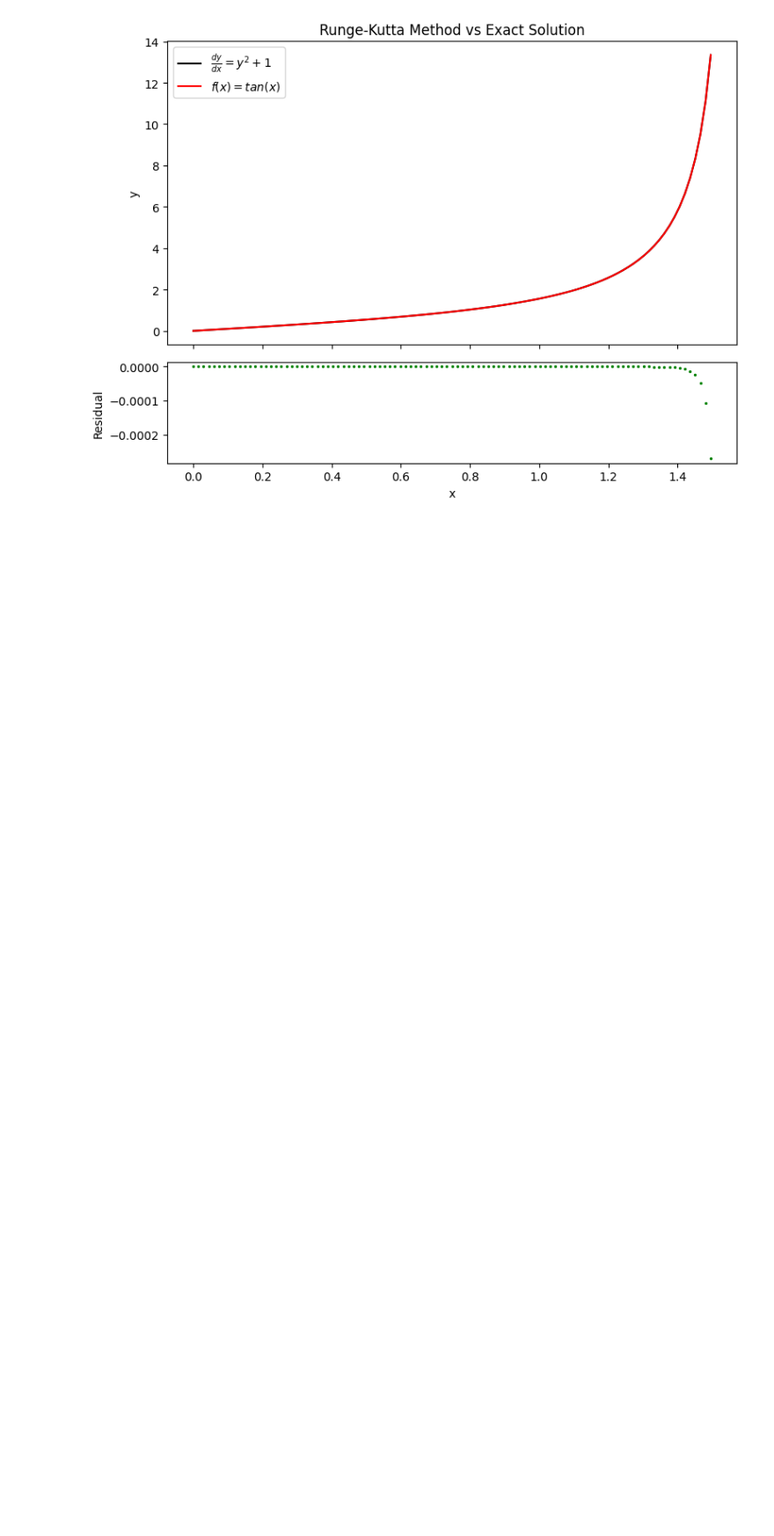
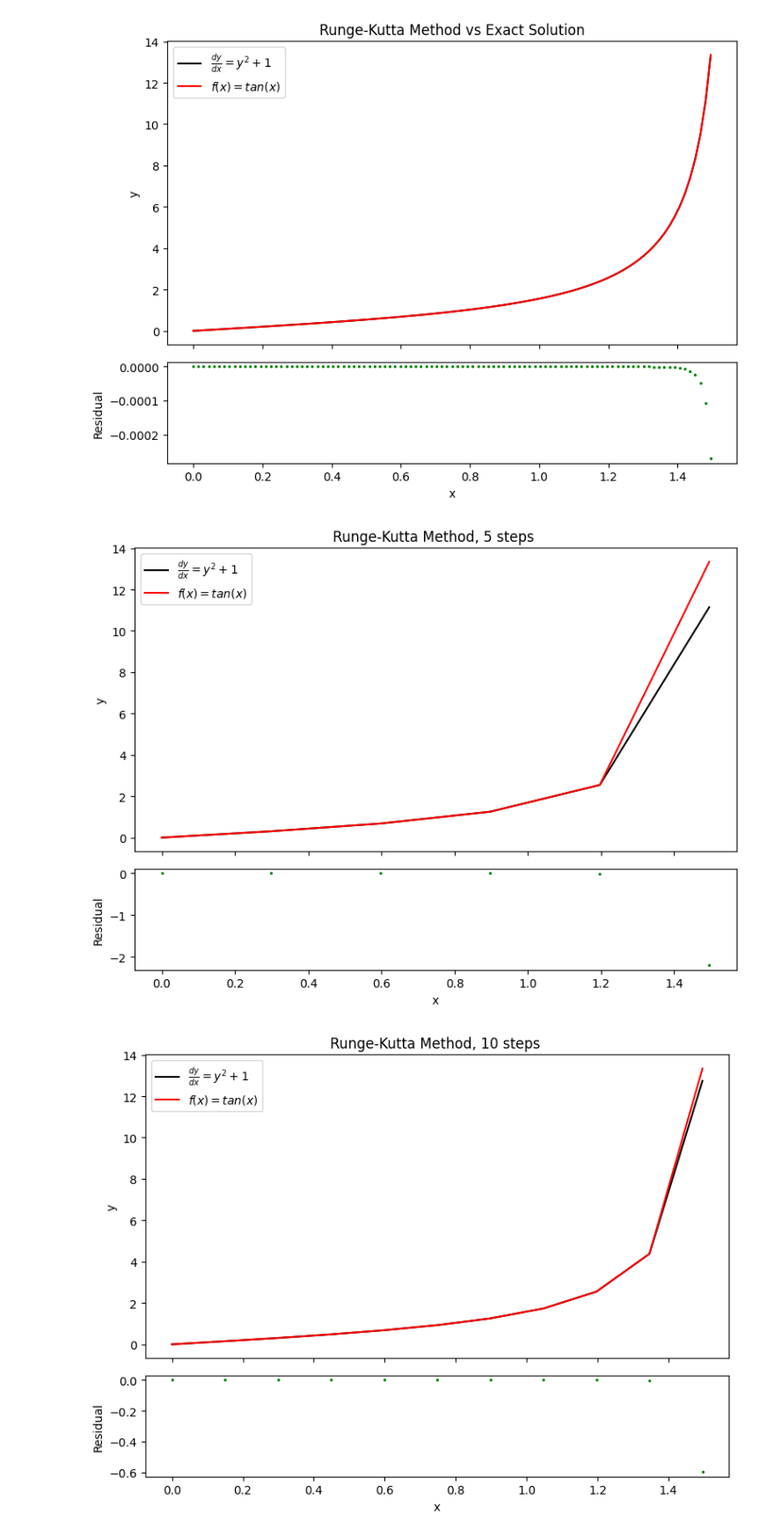
Before and after one commit to Clambert-OU/astr5900, a Jupyter notebook: hw3/hw3.ipynb, the cells around one changed output. Shown at 88% size. Drawn from its saved outputs; the diff is of its cells as text; code cells hidden in the pictures; blank space fills up the shorter version.

Commit message:
Added plots for multiple step sizes

```diff
--- a/hw3/hw3.ipynb
+++ b/hw3/hw3.ipynb
@@ -73,3 +73,28 @@ plt.tight_layout()
 plt.savefig('Runge-Kutta')
 # %% [output]
 [figure]
+# %%
+num_steps = [5,10,50,100,200]
+rk_stdev = np.array([])
+for n in num_steps:
+    x_rk, y_rk, k1, k2, k3, k4 = runge_kutta(n,(np.pi/2.1)/n,0,0,sample_function)
+
+    rk_stdev = np.append(rk_stdev, np.std(y_rk-np.tan(x_rk)))
+
+    fig, (ax1, ax2) = plt.subplots(2, 1, figsize=(8, 6), sharex=True, gridspec_kw={'height_ratios': [3, 1]})
+
+    ax1.plot(x_rk,y_rk, color='black', label=r'$\frac{dy}{dx}=y^2+1$')
+    ax1.plot(x_rk,np.tan(x_rk), color='red', label=r'$f(x)=tan(x)$')
+    ax1.set_ylabel('y')
+    ax1.legend()
+    ax1.set_title(f"Runge-Kutta Method, {n} steps ")
+
+    ax2.scatter(x_rk, y_rk-np.tan(x_rk), color='green', s=2)
+    ax2.set_xlabel('x')
+    ax2.set_ylabel('Residual')
+
+    plt.tight_layout()
+    plt.show()
+# %% [output]
+[figure, added]
+[figure, added]
```
Also changed, not shown: parts of 4 cells of this notebook.
